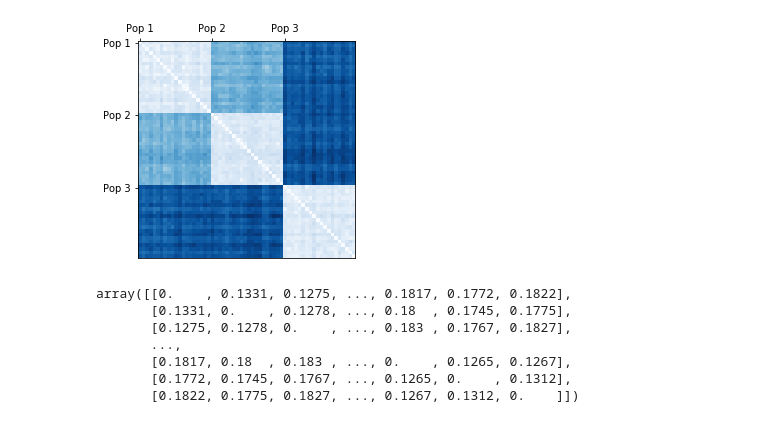
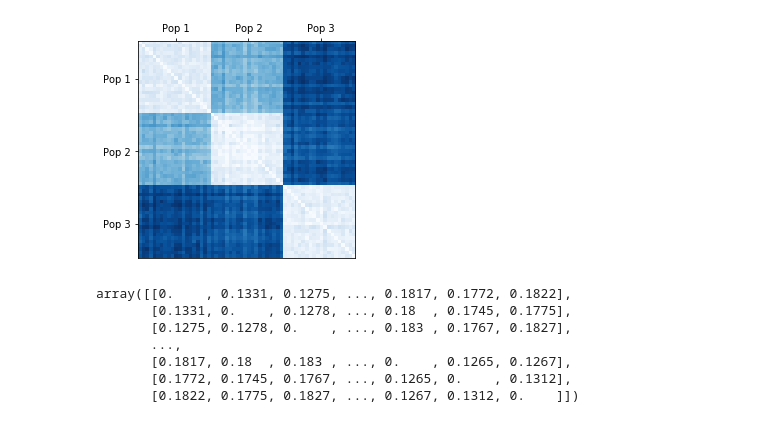
Before and after one commit to frederic-michaud/medeas_simulation, a Jupyter notebook: three_population/analyse_result.ipynb, the cells around one changed output. Drawn from its saved outputs; the diff is of its cells as text; code cells hidden in the pictures.

Commit message:
Commiting a bench of file to get figure closer to be ready for publication.

```diff
--- a/three_population/analyse_result.ipynb
+++ b/three_population/analyse_result.ipynb
@@ -117,19 +133,19 @@ fig.savefig(os.path.join(simulation_subfolder,"PCA.pdf"))
 # %%
 L = 10000
 location_vector = os.path.join (simulation_subfolder, f'convergence_various_L/L_{L}/asd_matrices/p1.asd.data')
 delta = pickle.load(open(location_vector,"rb"))
 #np.fill_diagonal(delta,np.mean(delta,axis=1))
 plt.imshow(delta, cmap='Blues',vmin=0.12)
 
 
-start_position = (0,20,40)
+start_position = (10,30,50)
 label_pop = ("Pop 1", "Pop 2", "Pop 3")
 plt.tick_params(bottom = False,top=True,labeltop=True,labelbottom = False)
 plt.xticks(start_position,np.sort(label_pop))
 plt.yticks(start_position,np.sort(label_pop))
 plt.savefig(os.path.join(simulation_subfolder,"distance_matrix.pdf"))
 # %% [output]
-[figure, old version]
+[figure, new version]
 # %%
 delta
 # %% [output]
```
Also changed, not shown: parts of 7 cells of this notebook, 51 other files.
